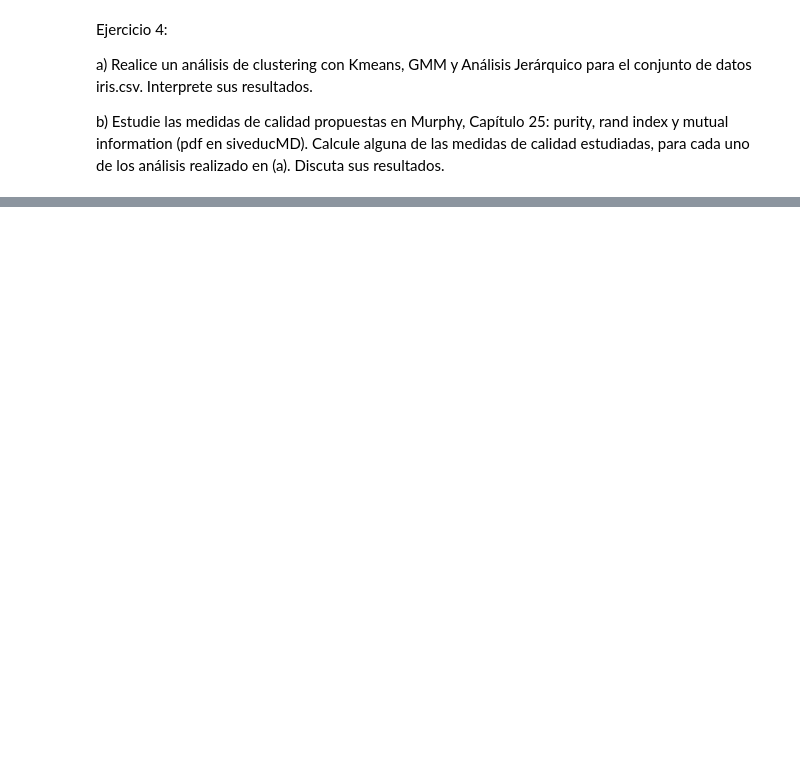
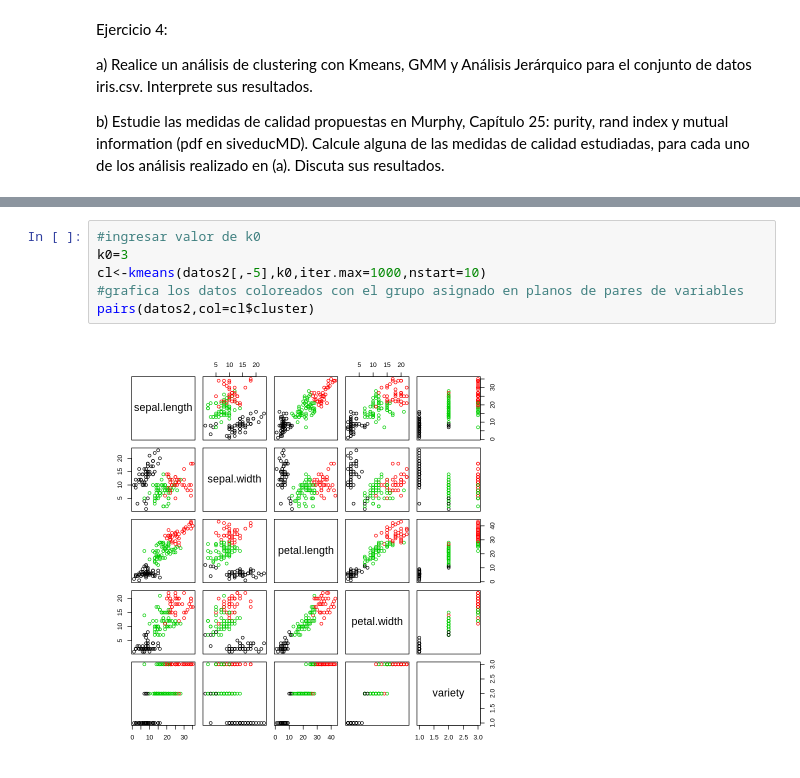
Before and after one commit to felipeisj/info257, a Jupyter notebook: Unidad2/Clustering/Clustering_Notebook2.ipynb, the cells around one changed output, grey strips where cells are left out. Drawn from its saved outputs; the diff is of its cells as text; blank space fills up the shorter version.

```diff
--- a/Unidad2/Clustering/Clustering_Notebook2.ipynb
+++ b/Unidad2/Clustering/Clustering_Notebook2.ipynb
@@ -215,0 +351,8 @@ b) Estudie las medidas de calidad propuestas en Murphy, Capítulo 25: purity, ra
+# %%
+#ingresar valor de k0
+k0=3
+cl<-kmeans(datos2[,-5],k0,iter.max=1000,nstart=10)
+#grafica los datos coloreados con el grupo asignado en planos de pares de variables
+pairs(datos2,col=cl$cluster)
+# %% [output]
+[figure, added]
```
Also changed, not shown: parts of 9 cells of this notebook, 19 other files.
